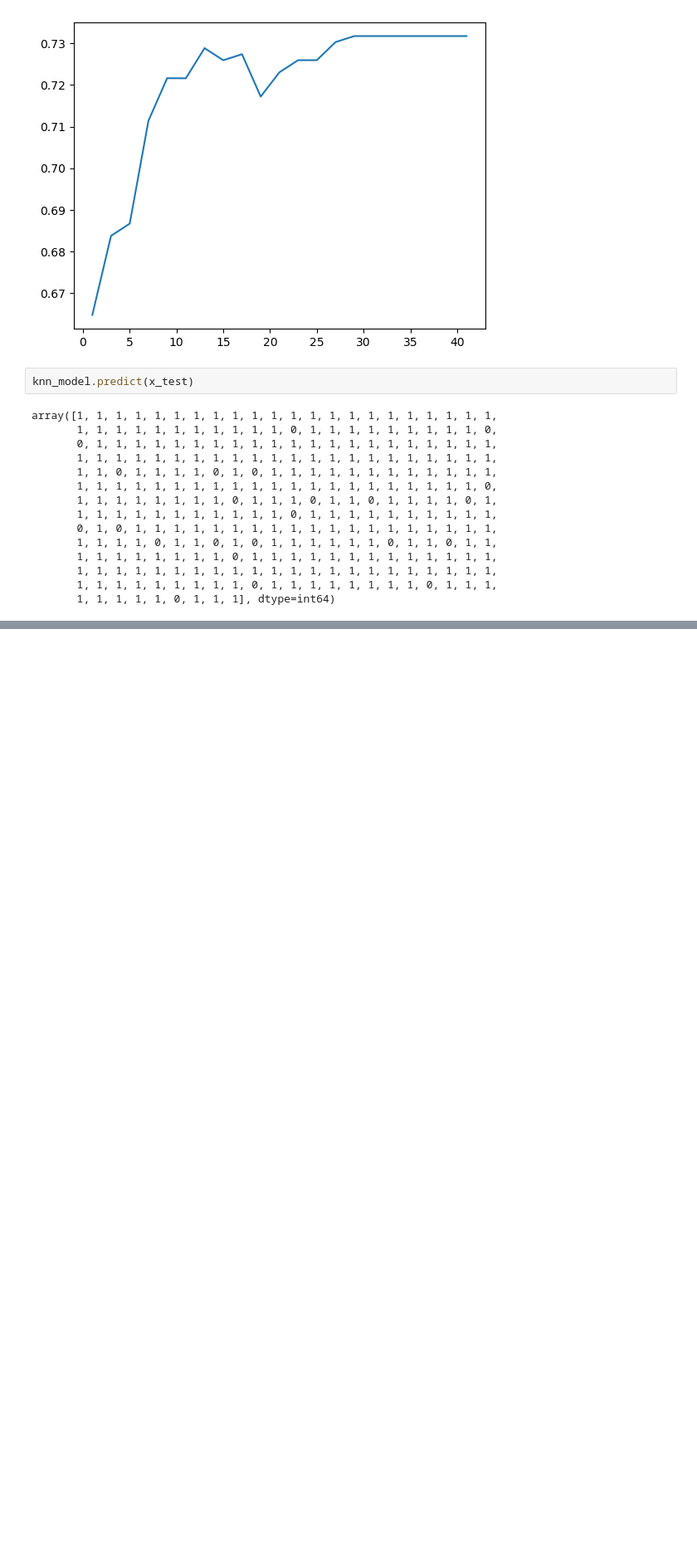
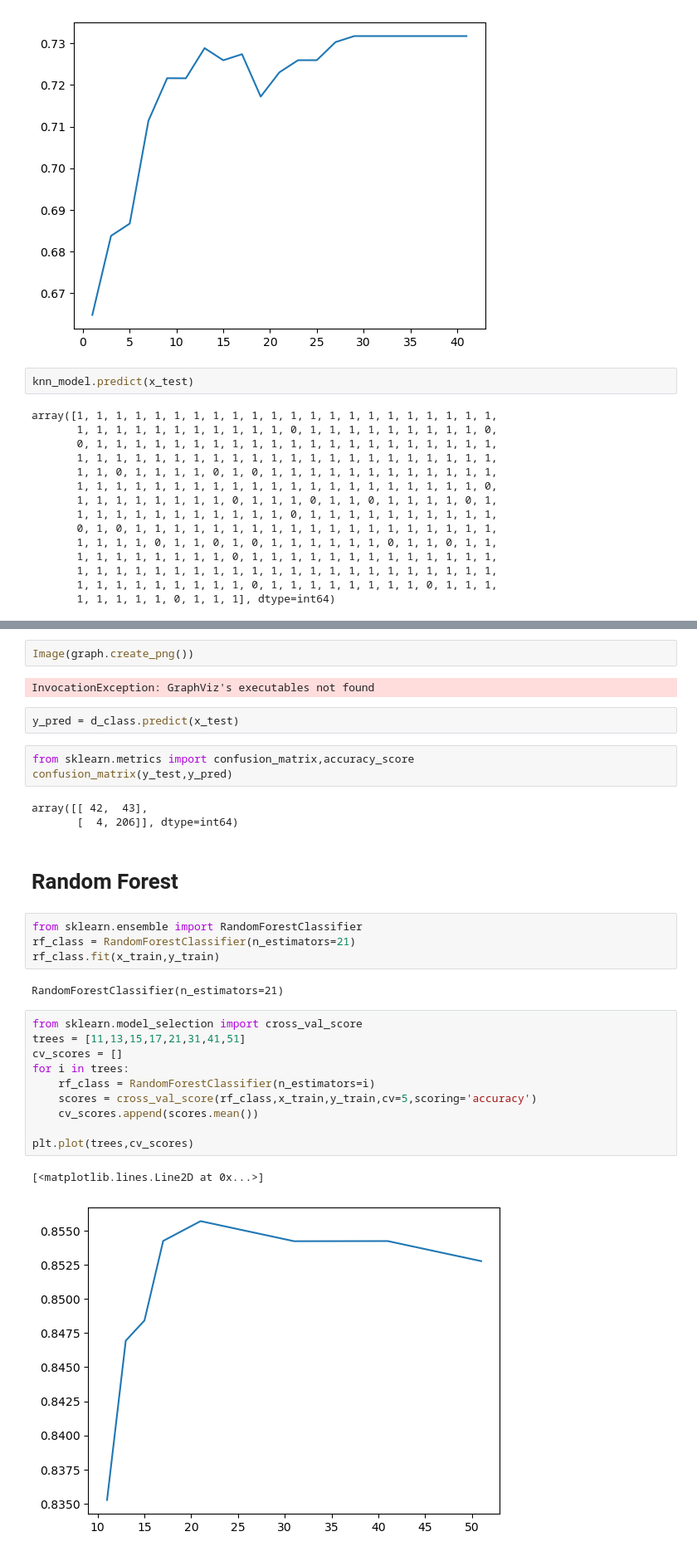
Before and after one commit to dsrahul0822/TheScholar, a Jupyter notebook: DS10/MachineLearning/Class - Classification - Scholar.ipynb, the cells around one changed output, grey strips where cells are left out. Shown at 83% size. Drawn from its saved outputs; the diff is of its cells as text; blank space fills up the shorter version.

```diff
--- a/DS10/MachineLearning/Class - Classification - Scholar.ipynb
+++ b/DS10/MachineLearning/Class - Classification - Scholar.ipynb
@@ -729,0 +772,33 @@ array([1, 1, 1, 1, 1, 1, 1, 1, 1, 1, 1, 1, 1, 1, 1, 1, 1, 1, 1, 1, 1, 1,
+# %%
+Image(graph.create_png())
+# %% [output]
+InvocationException: GraphViz's executables not found
+# %%
+y_pred = d_class.predict(x_test)
+# %%
+from sklearn.metrics import confusion_matrix,accuracy_score
+confusion_matrix(y_test,y_pred)
+# %% [output]
+array([[ 42,  43],
+       [  4, 206]], dtype=int64)
+# %% [markdown]
+# **Random Forest**
+# %%
+from sklearn.ensemble import RandomForestClassifier
+rf_class = RandomForestClassifier(n_estimators=21)
+rf_class.fit(x_train,y_train)
+# %% [output]
+RandomForestClassifier(n_estimators=21)
+# %%
+from sklearn.model_selection import cross_val_score
+trees = [11,13,15,17,21,31,41,51]
+cv_scores = []
+for i in trees:
+    rf_class = RandomForestClassifier(n_estimators=i)
+    scores = cross_val_score(rf_class,x_train,y_train,cv=5,scoring='accuracy')
+    cv_scores.append(scores.mean())
+
+plt.plot(trees,cv_scores)
+# %% [output]
+[<matplotlib.lines.Line2D at 0x...>]
+[figure, added]
```
Also changed, not shown: parts of 19 cells of this notebook.
